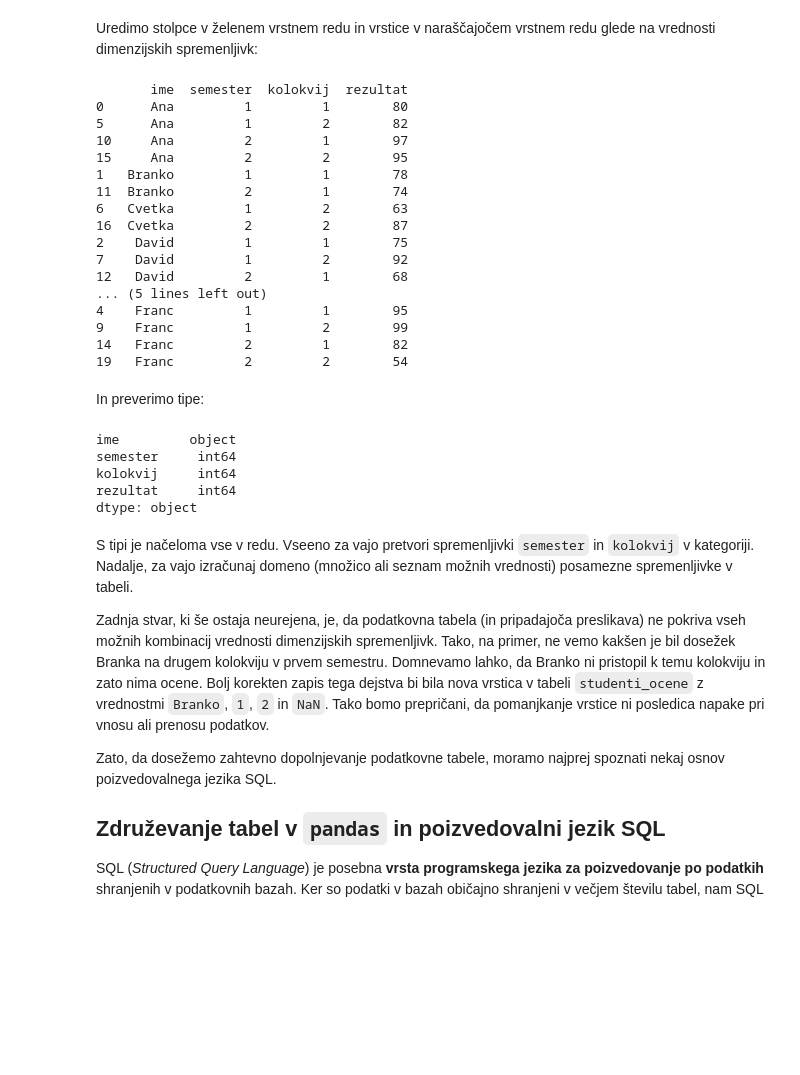
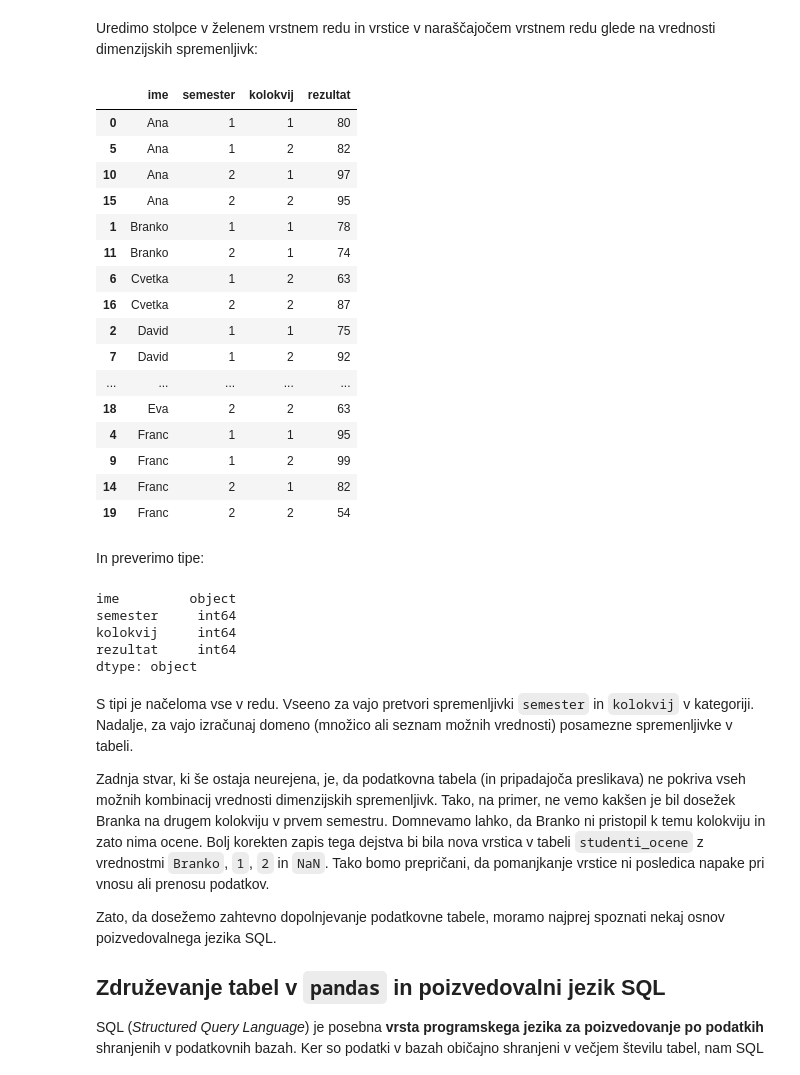
Before and after one commit to ljupco-todorovski/papvp, a Jupyter notebook: _sources/uvoz-urejanje-sql.ipynb, the cells around one changed output. Saved outputs shown, nothing was run; the diff lists cells and outputs as text; code cells hidden in the pictures; blank space fills up the shorter version.

```diff
--- a/_sources/uvoz-urejanje-sql.ipynb
+++ b/_sources/uvoz-urejanje-sql.ipynb
@@ -290,36 +288,36 @@ Uredimo stolpce v želenem vrstnem redu in vrstice v naraščajočem vrstnem red
 # %%
 studenti_ocene = studenti_ocene[["ime", "semester", "kolokvij", "rezultat"]]
 studenti_ocene = studenti_ocene.sort_values(by = ["ime", "semester", "kolokvij"])
 
-print(studenti_ocene)
+studenti_ocene
 # %% [output]
-       ime  semester  kolokvij  rezultat
-0      Ana         1         1        80
-5      Ana         1         2        82
-10     Ana         2         1        97
-15     Ana         2         2        95
-1   Branko         1         1        78
-11  Branko         2         1        74
-6   Cvetka         1         2        63
-16  Cvetka         2         2        87
-2    David         1         1        75
-7    David         1         2        92
-12   David         2         1        68
-... (5 lines left out)
-4    Franc         1         1        95
-9    Franc         1         2        99
-14   Franc         2         1        82
-19   Franc         2         2        54
+|  | ime | semester | kolokvij | rezultat |
+| 0 | Ana | 1 | 1 | 80 |
+| 5 | Ana | 1 | 2 | 82 |
+| 10 | Ana | 2 | 1 | 97 |
+| 15 | Ana | 2 | 2 | 95 |
+| 1 | Branko | 1 | 1 | 78 |
+| 11 | Branko | 2 | 1 | 74 |
+| 6 | Cvetka | 1 | 2 | 63 |
+| 16 | Cvetka | 2 | 2 | 87 |
+| 2 | David | 1 | 1 | 75 |
+| 7 | David | 1 | 2 | 92 |
+| ... | ... | ... | ... | ... |
+| 18 | Eva | 2 | 2 | 63 |
+| 4 | Franc | 1 | 1 | 95 |
+| 9 | Franc | 1 | 2 | 99 |
+| 14 | Franc | 2 | 1 | 82 |
+| 19 | Franc | 2 | 2 | 54 |
 # %% [markdown]
 In preverimo tipe:
-# %%
-print(studenti_ocene.dtypes)
-# %% [output]
-ime         object
-semester     int64
-kolokvij     int64
-rezultat     int64
-dtype: object
+# %%
+studenti_ocene.dtypes
+# %% [output]
+ime         object
+semester     int64
+kolokvij     int64
+rezultat     int64
+dtype: object
 # %% [markdown]
 S tipi je načeloma vse v redu. Vseeno za vajo pretvori spremenljivki `semester` in `kolokvij` v kategoriji. Nadalje, za vajo izračunaj domeno (množico ali seznam možnih vrednosti) posamezne spremenljivke v tabeli.
 
```
Also changed, not shown: parts of 26 cells of this notebook, 3 other files.
